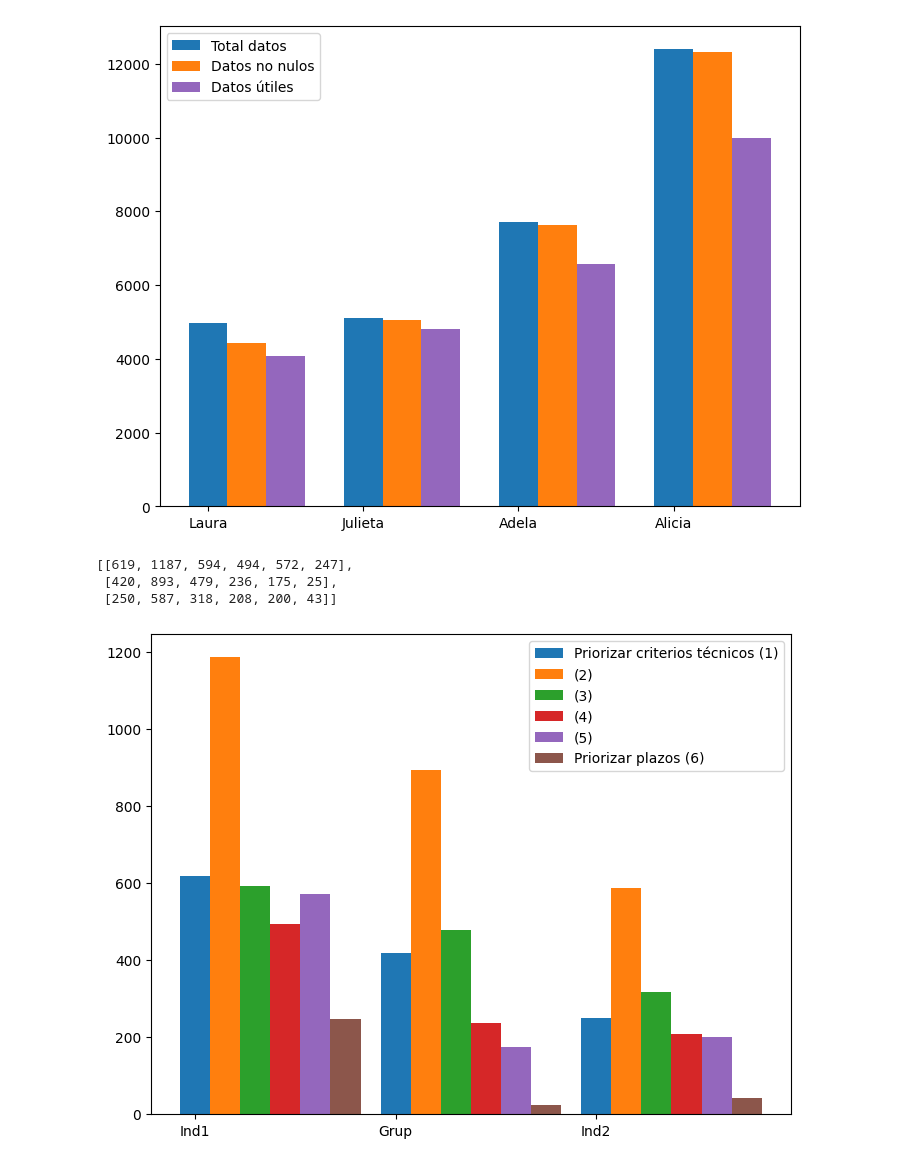
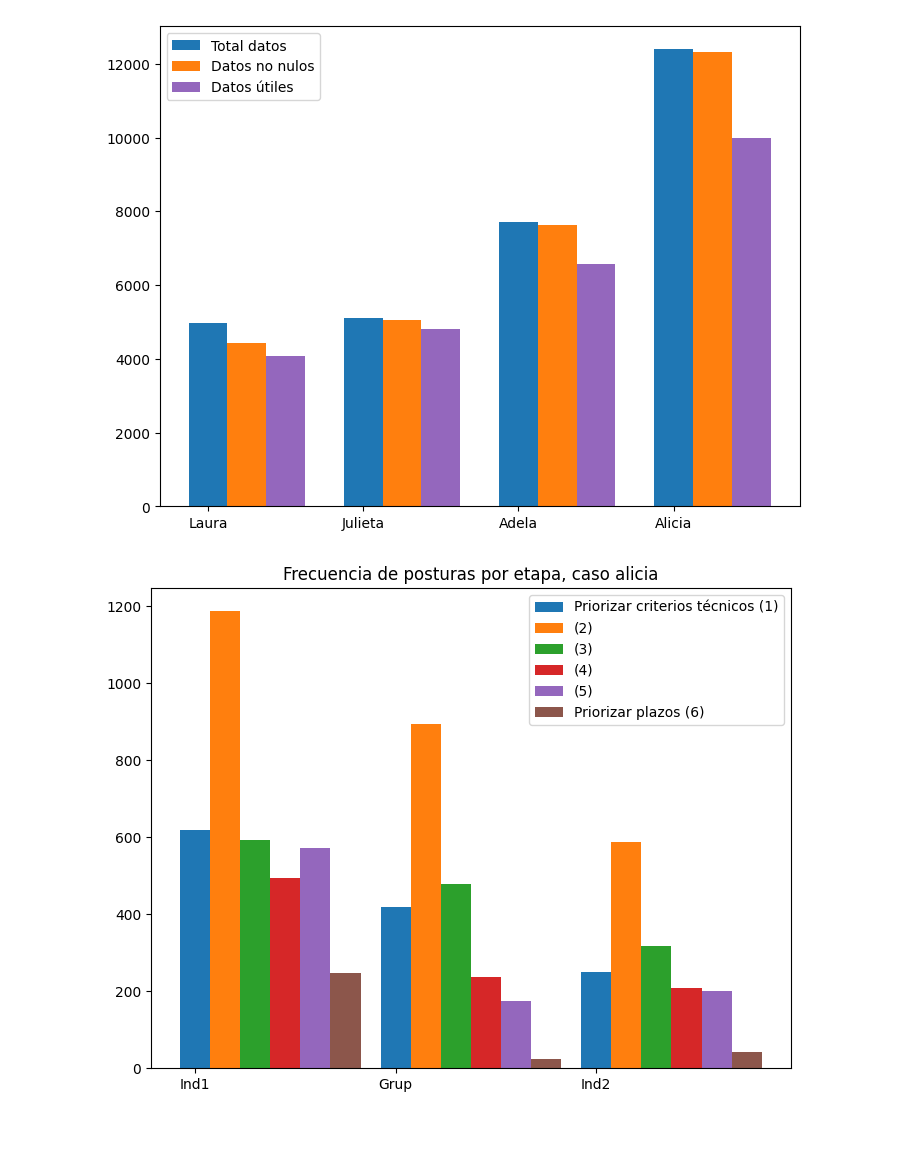
Before and after one commit to camilocarvajalreyes/ethicapp-nlp, a Jupyter notebook: basics.ipynb, the cells around one changed output. Cells and saved outputs as stored; diff of their text form; code cells hidden in the pictures; blank space fills up the shorter version.

Commit message:
updte basics frecuencias casos adela y alicia

```diff
--- a/basics.ipynb
+++ b/basics.ipynb
@@ -103,11 +77,7 @@ for etapa in ['Ind1','Grup','Ind2']:
 
 
 # [[fase(df_alicia,etapa,'alicia')['sel'].value_counts()[i] for i in ['1,2,3,4,5']] for etapa in ['Ind1','Grup','Ind2']]
-data
+# data
-# %% [output]
-[[619, 1187, 594, 494, 572, 247],
- [420, 893, 479, 236, 175, 25],
- [250, 587, 318, 208, 200, 43]]
 # %%
 data = []
 
@@ -115,31 +85,33 @@ for etapa in ['Ind1','Grup','Ind2']:
     data_ind = []
     for i in [1,2,3,4,5,6]:
         try:
             data_ind.append(fase(df_alicia,etapa,'alicia')['sel'].value_counts()[i])
         except KeyError:
             data_ind.append(0)
     data.append(data_ind)
 
 data
 
 data = list(map(list, zip(*data)))
 
 X = np.arange(3)
 fig = plt.figure()
 ax = fig.add_axes([0,0,1,1])
 
 group_labels = ['Ind1', 'Grup', 'Ind2']
 
 ax.bar(X + 0.00, data[0], color = 'tab:blue', width = 0.15, label='Priorizar criterios técnicos (1)')
 ax.bar(X + 0.15, data[1], color = 'tab:orange', width = 0.15, label='(2)')
 ax.bar(X + 0.30, data[2], color = 'tab:green', width = 0.15, label='(3)')
 ax.bar(X + 0.45, data[3], color = 'tab:red', width = 0.15, label='(4)')
 ax.bar(X + 0.60, data[4], color = 'tab:purple', width = 0.15, label='(5)')
 ax.bar(X + 0.75, data[5], color = 'tab:brown', width = 0.15, label='Priorizar plazos (6)')
 
+plt.title("Frecuencia de posturas por etapa, caso {}".format('alicia'))
+
 ax.set_xticks(X)
 ax.set_xticklabels(group_labels)
 
 plt.legend();
 # %% [output]
-[figure, old version]
+[figure, new version]
```
Also changed, not shown: parts of 6 cells of this notebook.
